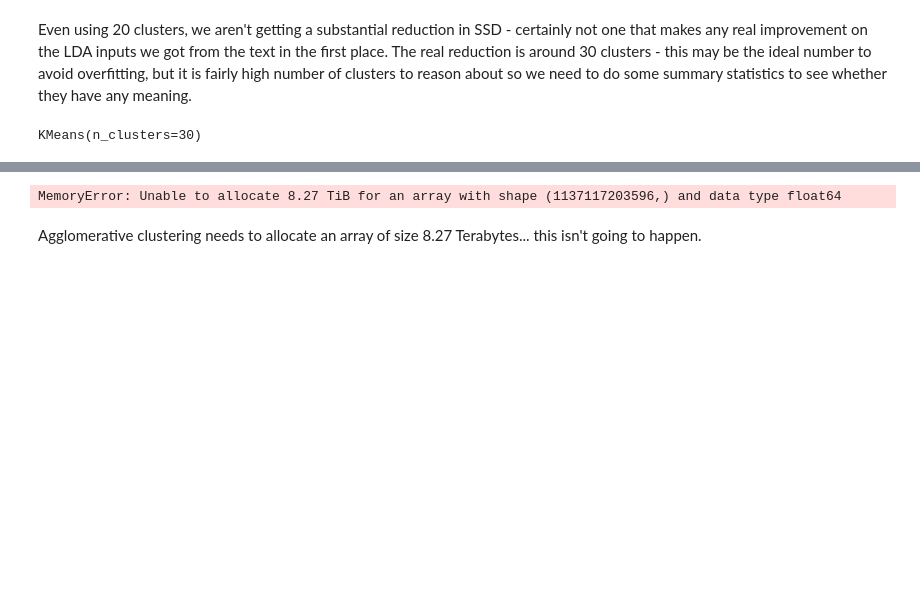
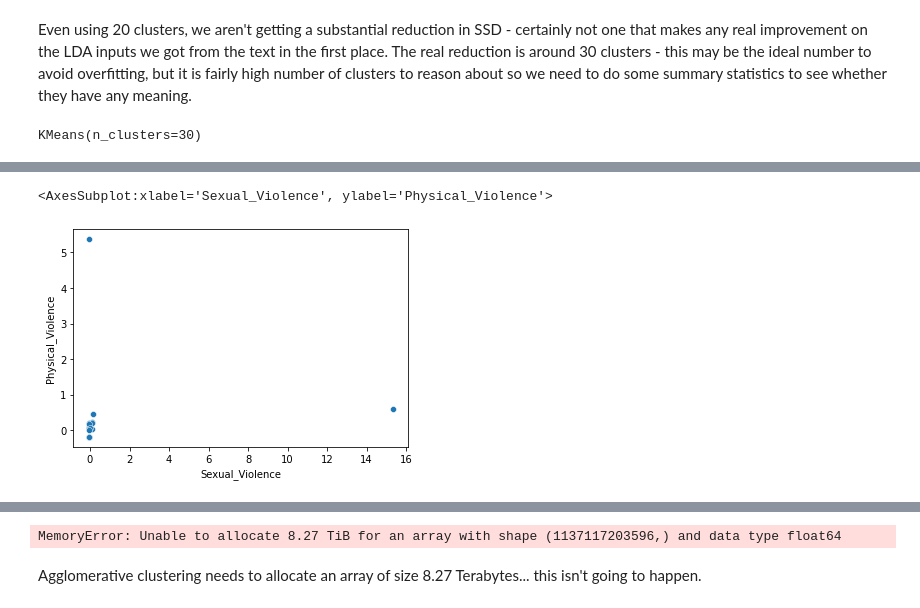
Before and after one commit to npg-mmilosh-cji/RedditQuarantineNLP, a Jupyter notebook: core/analysis/PCA_clutering/clustering.ipynb, the cells around one changed output, grey strips where cells are left out. Cells and saved outputs as stored; diff of their text form; code cells hidden in the pictures; blank space fills up the shorter version.

```diff
--- a/core/analysis/PCA_clutering/clustering.ipynb
+++ b/core/analysis/PCA_clutering/clustering.ipynb
@@ -55,0 +70,5 @@ KMeans(n_clusters=30)
+# %%
+sns.scatterplot(data = rs_cluster, x = 'Sexual_Violence', y='Physical_Violence')
+# %% [output]
+<AxesSubplot:xlabel='Sexual_Violence', ylabel='Physical_Violence'>
+[figure, added]
```
Also changed, not shown: parts of 10 cells of this notebook.
